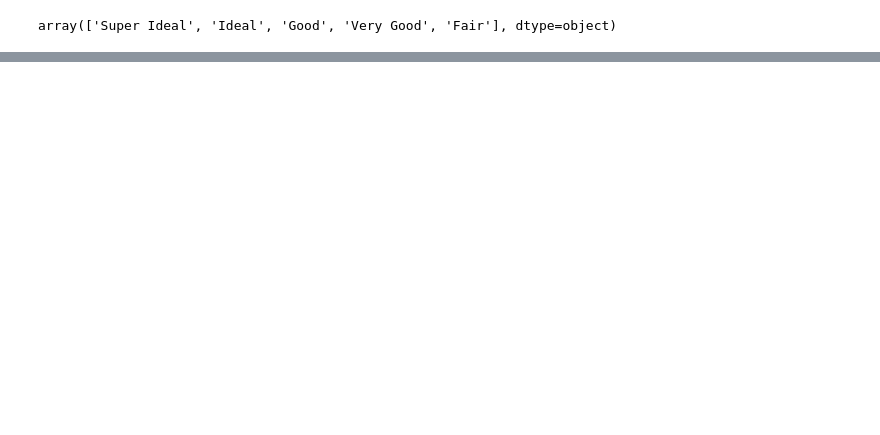
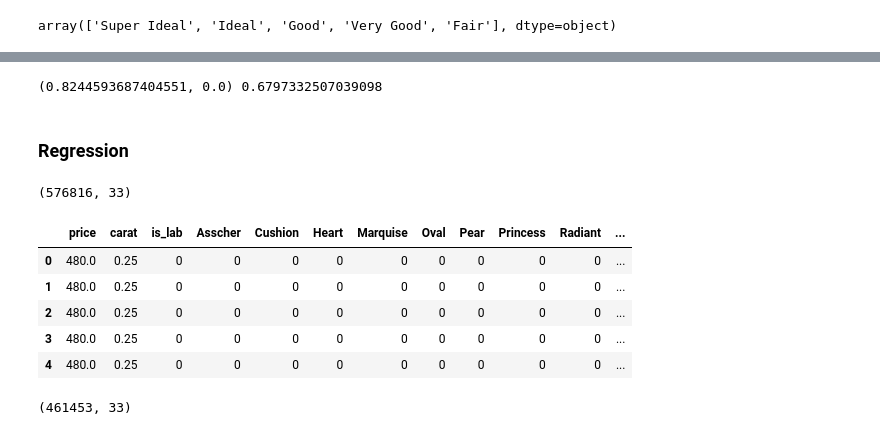
Before and after one commit to ravedappeport/dlrappeport, a Jupyter notebook: notebooks/diamonds-are-forever/diamonds-forever.ipynb, the cells around one changed output, grey strips where cells are left out. Saved outputs shown, nothing was run; the diff lists cells and outputs as text; code cells hidden in the pictures; blank space fills up the shorter version.

```diff
--- a/notebooks/diamonds-are-forever/diamonds-forever.ipynb
+++ b/notebooks/diamonds-are-forever/diamonds-forever.ipynb
@@ -8,20 +13,21 @@ pd.set_option('display.max_columns', None)
 pd.set_option('display.max_rows', None)
 # %%
 ### Brilliant Earth
+## loose diamonds
 if os.path.exists(os.path.abspath('./brilliant-earth.pickle')):
     with open('brilliant-earth.pickle', 'rb') as handle:
         be_diamond_data = pickle.load(handle)
 
-be_df=pd.DataFrame(data=be_diamond_data)[['shape', 'price', 'carat','cut','color', 'clarity','title']]
+be_df=pd.DataFrame(data=be_diamond_data)[['shape', 'price', 'carat','cut','color', 'clarity']]
 be_df['vendor'] = 'Brilliant Earth'
 be_df['is_lab'] = False
 
-
+## lab diamonds
 if os.path.exists(os.path.abspath('./brilliant-earth-lab.pickle')):
     with open('brilliant-earth-lab.pickle', 'rb') as handle:
         be_lab_diamond_data = pickle.load(handle)
 
-bel_df = pd.DataFrame(data=be_lab_diamond_data)[['shape', 'price', 'carat','cut','color', 'clarity','title']]
+bel_df = pd.DataFrame(data=be_lab_diamond_data)[['shape', 'price', 'carat','cut','color', 'clarity']]
 bel_df['vendor'] = 'Brilliant Earth'
 bel_df['is_lab'] = True
 # %%
@@ -66,0 +117,9 @@ bn_df.head()
+# %%
+## put it all together
+diamond_df = be_df.append([bel_df, bn_df, ja_df, jal_df])\
+    [['shape','price','carat','cut','color','clarity','vendor','is_lab']]\
+    .reset_index(drop=True)
+
+diamond_df['price'] = diamond_df.price.astype(float)
+diamond_df['carat'] = diamond_df.carat.astype(float)
+diamond_df['log_price'] = diamond_df.price.apply(lambda x: math.log10(x))
@@ -66,0 +246,42 @@ bn_df.head()
+# %%
+r = scipy.stats.pearsonr(graph_df.log_price, graph_df.carat)
+
+print(r, r[0]**2)
+# %% [output]
+(0.8244593687404551, 0.0) 0.6797332507039098
+# %% [markdown]
+### Regression
+# %%
+# transform diamond data
+diamond_df_t = pd.get_dummies(data=diamond_df, prefix='', prefix_sep='')
+diamond_df_t.is_lab = diamond_df_t.is_lab.map({True:1, False:0})
+
+# rid ourselves of any nans
+# drop categories to avoid collinearity
+diamond_df_t = diamond_df_t[~np.any(np.isnan(diamond_df_t),1)]\
+    .drop(['Fair', 'K', 'SI2' , 'Blue Nile','Emerald', 'log_price'], axis=1)
+
+print(diamond_df_t.shape)
+diamond_df_t.head()
+# %% [output]
+(576816, 33)
+|  | price | carat | is_lab | Asscher | Cushion | Heart | Marquise | Oval | Pear | Princess | Radiant | ... |
+| 0 | 480.0 | 0.25 | 0 | 0 | 0 | 0 | 0 | 0 | 0 | 0 | 0 | ... |
+| 1 | 480.0 | 0.25 | 0 | 0 | 0 | 0 | 0 | 0 | 0 | 0 | 0 | ... |
+| 2 | 480.0 | 0.25 | 0 | 0 | 0 | 0 | 0 | 0 | 0 | 0 | 0 | ... |
+| 3 | 480.0 | 0.25 | 0 | 0 | 0 | 0 | 0 | 0 | 0 | 0 | 0 | ... |
+| 4 | 480.0 | 0.25 | 0 | 0 | 0 | 0 | 0 | 0 | 0 | 0 | 0 | ... |
+# %%
+## test and train
+train_dataset = diamond_df_t.sample(frac=0.8, random_state=0)
+test_dataset = diamond_df_t.drop(train_dataset.index)
+
+train_features = train_dataset.copy()
+test_features = test_dataset.copy()
+
+train_labels = train_features.pop('price')
+test_labels = test_features.pop('price')
+
+train_dataset.shape
+# %% [output]
+(461453, 33)
```
Also changed, not shown: parts of 12 cells of this notebook, 1 other file.
